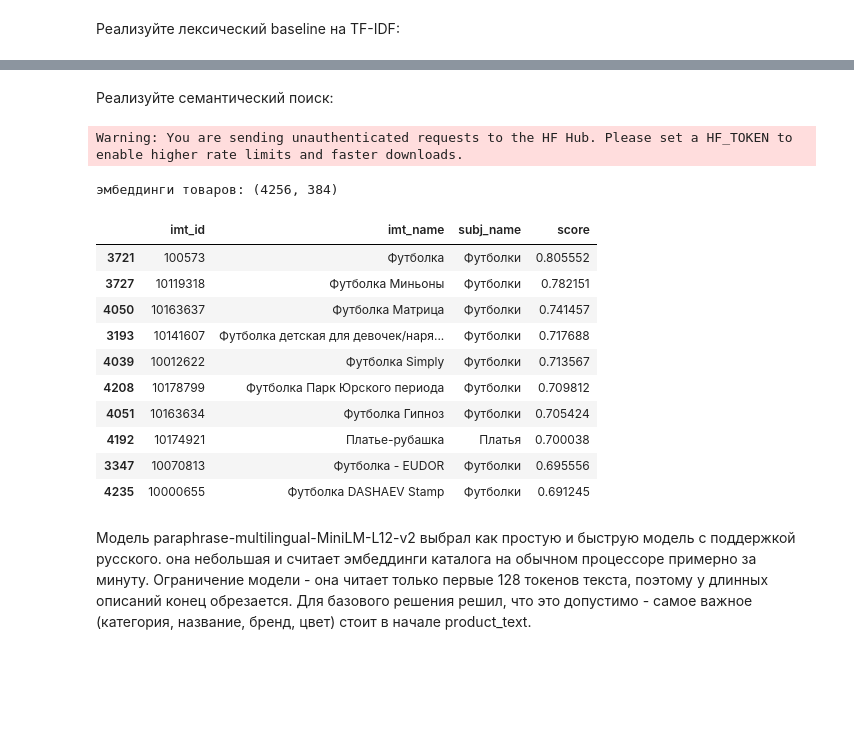
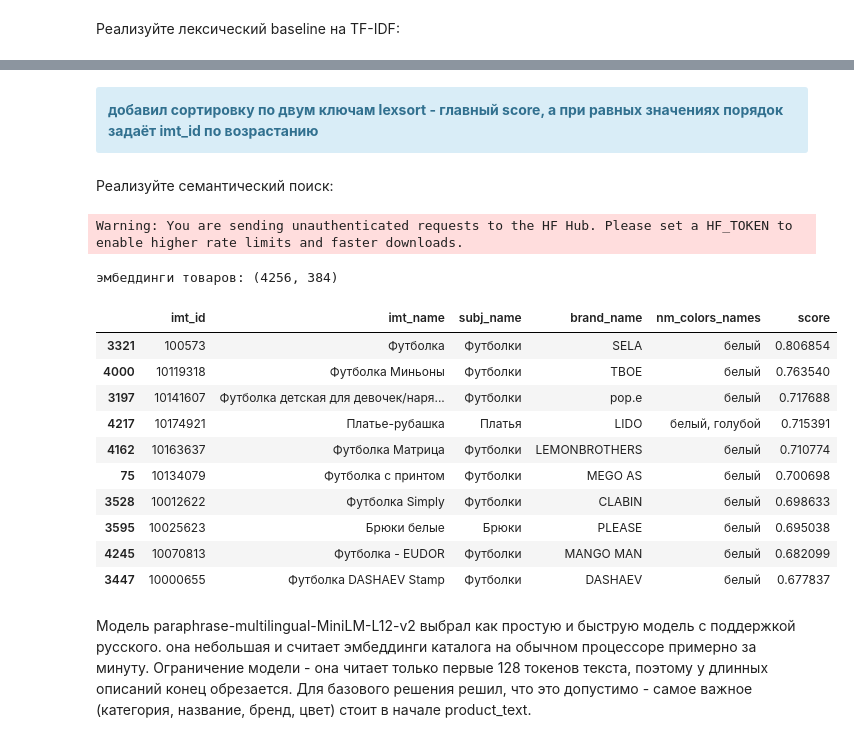
Before and after one commit to litwinowww/ProjectMonth, a Jupyter notebook: semantic_search_project.ipynb, the cells around one changed output, grey strips where cells are left out. Drawn from its saved outputs; the diff is of its cells as text; code cells hidden in the pictures; blank space fills up the shorter version.

```diff
--- a/semantic_search_project.ipynb
+++ b/semantic_search_project.ipynb
@@ -736,13 +901,13 @@ for col in ["imt_name", "subj_name", "brand_name", "nm_colors_names", "descripti
     df_products[col] = df_products[col].apply(clean_text)
 # %%
 # собираем единый текст карточки: категория, название, бренд, цвет, описание
-df_products["product_text"] = (
-    df_products["subj_name"] + ". "
-    + df_products["imt_name"] + ". "
-    + df_products["brand_name"] + ". "
-    + df_products["nm_colors_names"] + ". "
-    + df_products["description"]
-).str.strip()
+# пустые поля пропускаем, иначе в тексте останутся висящие точки, между которых пробел
+text_fields = ["subj_name", "imt_name", "brand_name", "nm_colors_names", "description"]
+df_products["product_text"] = df_products[text_fields].apply(
+    lambda row: ". ".join(value for value in row if value.strip()), axis=1
+)
 
-df_products[["imt_id", "product_text"]].head()
+# проверяем на карточке с пустым брендом
+empty_brand = df_products["brand_name"].str.strip() == ""
+df_products.loc[empty_brand, ["product_text"]].head()
 # %% [output]
@@ -767,9 +948,10 @@ product_text собираем по варианту В: категория, на
 
 # возвращает imt_id 10 товаров, больше всего похожих на запрос
 def lexical_top(query, vectorizer, matrix, catalog, top_k=10):
-    query_vec = vectorizer.transform([query])  # превращаем запрос в вектор
+    query_vec = vectorizer.transform([clean_text(query)])  # запрос чистим так же, как тексты товаров
     scores = (matrix @ query_vec.T).toarray().ravel()  # сравниваем векторы
-    top = scores.argsort()[::-1][:top_k] # берём топ_k по убыванию - самые похожие вверху
+    # по убыванию score, при равных score - по imt_id, чтобы порядок не менялся между запусками
+    top = np.lexsort((catalog["imt_id"].to_numpy(), -scores))[:top_k]
     return catalog["imt_id"].iloc[top].to_list() # достаём imt_id
 
 
@@ -919,39 +1130,44 @@ search_lexical("белые футболки")
+# %% [markdown]
+<div class="alert alert-info">
+<b>добавил сортировку по двум ключам lexsort - главный score, а при равных значениях порядок задаёт imt_id по возрастанию</b>
+</div>
 # %% [markdown]
 Реализуйте семантический поиск:
 # %%
 # мультиязычная модель эмбеддингов с поддержкой русского
 model = SentenceTransformer("sentence-transformers/paraphrase-multilingual-MiniLM-L12-v2")
 
 # эмбеддинги всех товаров каталога оценки, считаем батчами по 64 текста
 # normalize_embeddings=True - длина каждого вектора 1, тогда скалярное произведение = косинусная близость
 item_embeddings = model.encode(df_eval["product_text"].to_list(), batch_size=64, normalize_embeddings=True)
 print("эмбеддинги товаров:", item_embeddings.shape)
 
 
 # семантический поиск: ищем товары, чьи эмбеддинги ближе всего к эмбеддингу запроса
 def search_semantic(query, top_k=10):
-    query_emb = model.encode([query], normalize_embeddings=True)[0]  # превращаем запрос в вектор
+    query_emb = model.encode([clean_text(query)], normalize_embeddings=True)[0]  # запрос чистим так же, как тексты товаров
     scores = item_embeddings @ query_emb  # косинусная близость к каждому товару
-    top = scores.argsort()[::-1][:top_k]   # берём топ_k по убыванию - самые похожие вверху
-    result = df_eval.iloc[top][["imt_id", "imt_name", "subj_name"]].copy() # достаём информацию
+    # по убыванию score, при равных score - по imt_id, чтобы порядок не менялся между запусками
+    top = np.lexsort((df_eval["imt_id"].to_numpy(), -scores))[:top_k]
+    result = df_eval.iloc[top][["imt_id", "imt_name", "subj_name", "brand_name", "nm_colors_names"]].copy() # достаём информацию
     result["score"] = scores[top]
     return result
 
 
 search_semantic("белые футболки")
 # %% [output]
 Warning: You are sending unauthenticated requests to the HF Hub. Please set a HF_TOKEN to enable higher rate limits and faster downloads.
 эмбеддинги товаров: (4256, 384)
-|  | imt_id | imt_name | subj_name | score |
-| 3721 | 100573 | Футболка | Футболки | 0.805552 |
-| 3727 | 10119318 | Футболка Миньоны | Футболки | 0.782151 |
-| 4050 | 10163637 | Футболка Матрица | Футболки | 0.741457 |
-| 3193 | 10141607 | Футболка детская для девочек/наря... | Футболки | 0.717688 |
-| 4039 | 10012622 | Футболка Simply | Футболки | 0.713567 |
-| 4208 | 10178799 | Футболка Парк Юрского периода | Футболки | 0.709812 |
-| 4051 | 10163634 | Футболка Гипноз | Футболки | 0.705424 |
-| 4192 | 10174921 | Платье-рубашка | Платья | 0.700038 |
-| 3347 | 10070813 | Футболка - EUDOR | Футболки | 0.695556 |
-| 4235 | 10000655 | Футболка DASHAEV Stamp | Футболки | 0.691245 |
+|  | imt_id | imt_name | subj_name | brand_name | nm_colors_names | score |
+| 3321 | 100573 | Футболка | Футболки | SELA | белый | 0.806854 |
+| 4000 | 10119318 | Футболка Миньоны | Футболки | ТВОЕ | белый | 0.763540 |
+| 3197 | 10141607 | Футболка детская для девочек/наря... | Футболки | pop.e | белый | 0.717688 |
+| 4217 | 10174921 | Платье-рубашка | Платья | LIDO | белый, голубой | 0.715391 |
+| 4162 | 10163637 | Футболка Матрица | Футболки | LEMONBROTHERS | белый | 0.710774 |
+| 75 | 10134079 | Футболка с принтом | Футболки | MEGO AS | белый | 0.700698 |
+| 3528 | 10012622 | Футболка Simply | Футболки | CLABIN | белый | 0.698633 |
+| 3595 | 10025623 | Брюки белые | Брюки | PLEASE | белый | 0.695038 |
+| 4245 | 10070813 | Футболка - EUDOR | Футболки | MANGO MAN | белый | 0.682099 |
+| 3447 | 10000655 | Футболка DASHAEV Stamp | Футболки | DASHAEV | белый | 0.677837 |
 # %% [markdown]
 Модель paraphrase-multilingual-MiniLM-L12-v2 выбрал как простую и быструю модель с поддержкой русского. она небольшая и считает эмбеддинги каталога на обычном процессоре примерно за минуту. Ограничение модели - она читает только первые 128 токенов текста, поэтому у длинных описаний конец обрезается. Для базового решения решил, что это допустимо - самое важное (категория, название, бренд, цвет) стоит в начале product_text.
```
Also changed, not shown: parts of 60 cells of this notebook.
